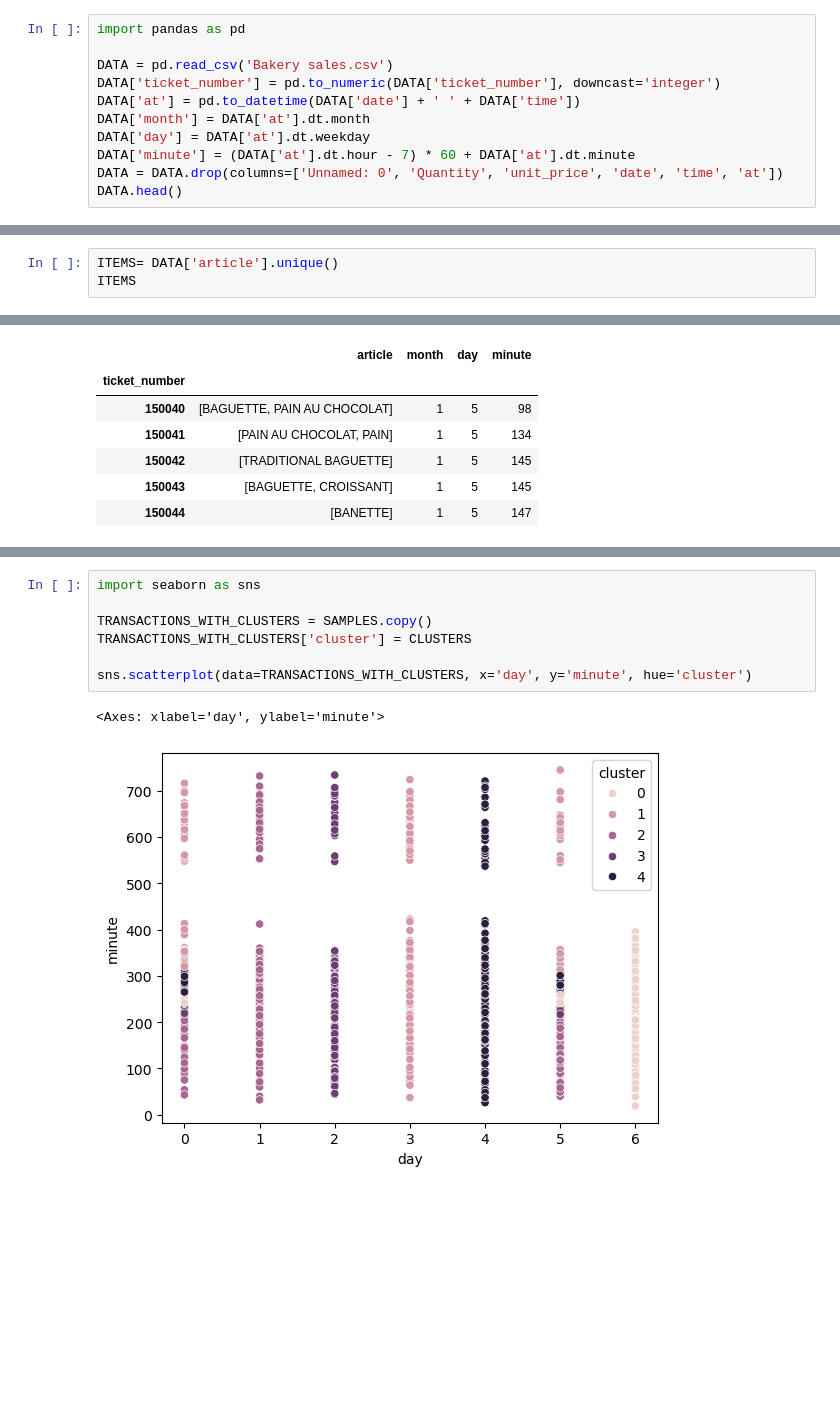
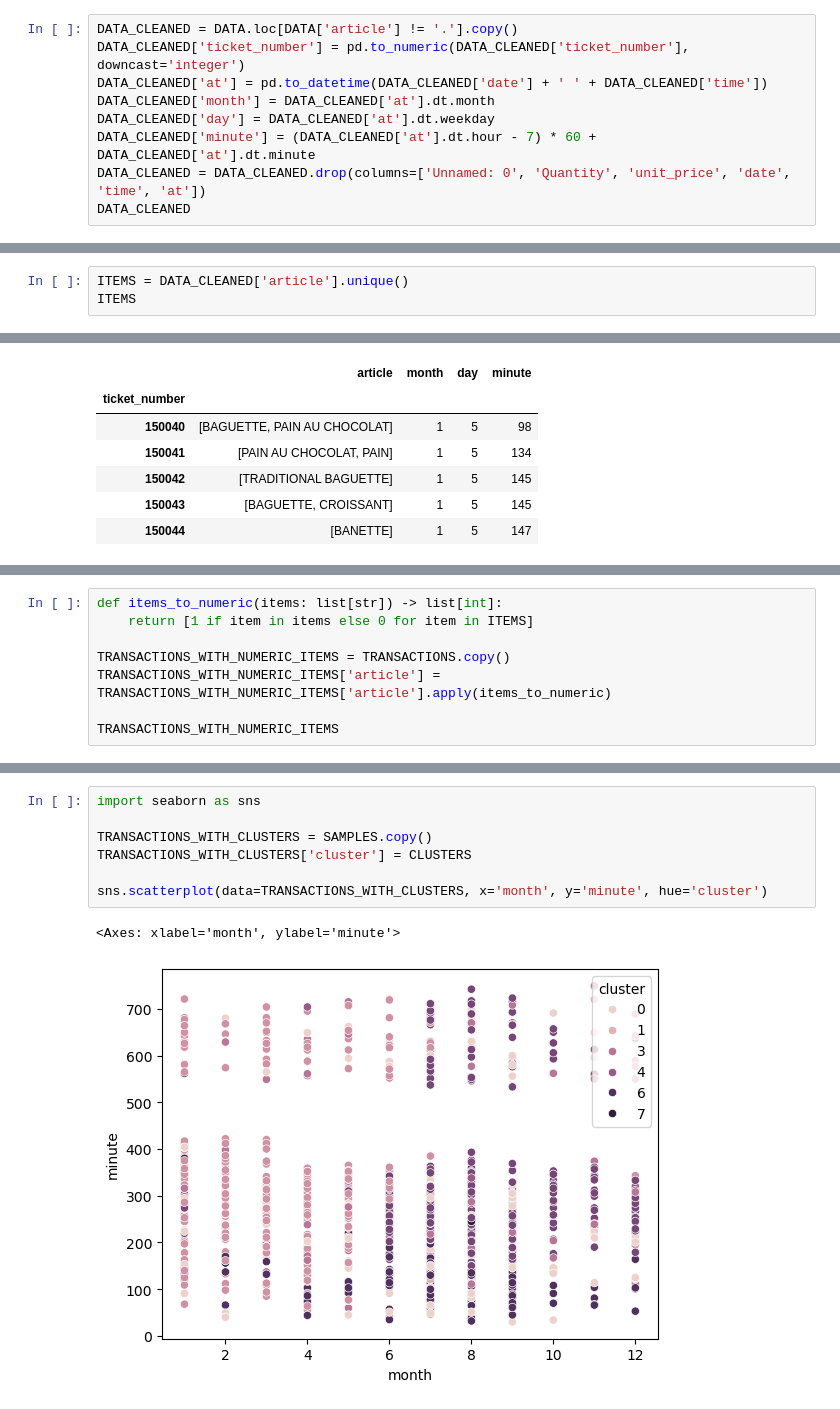
Before and after one commit to 1kjo/dbdm, a Jupyter notebook: clustering.ipynb, the cells around one changed output, grey strips where cells are left out. Drawn from its saved outputs; the diff is of its cells as text; blank space fills up the shorter version.

Commit message:
Checkpoint clustering Thursday

```diff
--- a/clustering.ipynb
+++ b/clustering.ipynb
@@ -1,14 +13,12 @@
 # %%
-import pandas as pd
-
-DATA = pd.read_csv('Bakery sales.csv')
-DATA['ticket_number'] = pd.to_numeric(DATA['ticket_number'], downcast='integer')
-DATA['at'] = pd.to_datetime(DATA['date'] + ' ' + DATA['time'])
-DATA['month'] = DATA['at'].dt.month
-DATA['day'] = DATA['at'].dt.weekday
-DATA['minute'] = (DATA['at'].dt.hour - 7) * 60 + DATA['at'].dt.minute
-DATA = DATA.drop(columns=['Unnamed: 0', 'Quantity', 'unit_price', 'date', 'time', 'at'])
-DATA.head()
+DATA_CLEANED = DATA.loc[DATA['article'] != '.'].copy()
+DATA_CLEANED['ticket_number'] = pd.to_numeric(DATA_CLEANED['ticket_number'], downcast='integer')
+DATA_CLEANED['at'] = pd.to_datetime(DATA_CLEANED['date'] + ' ' + DATA_CLEANED['time'])
+DATA_CLEANED['month'] = DATA_CLEANED['at'].dt.month
+DATA_CLEANED['day'] = DATA_CLEANED['at'].dt.weekday
+DATA_CLEANED['minute'] = (DATA_CLEANED['at'].dt.hour - 7) * 60 + DATA_CLEANED['at'].dt.minute
+DATA_CLEANED = DATA_CLEANED.drop(columns=['Unnamed: 0', 'Quantity', 'unit_price', 'date', 'time', 'at'])
+DATA_CLEANED
 # %% [output]
 |  | ticket_number | article | month | day | minute |
 | 0 | 150040 | BAGUETTE | 1 | 5 | 98 |
@@ -19,5 +36,5 @@ DATA.head()
 # %%
-ITEMS= DATA['article'].unique()
+ITEMS = DATA_CLEANED['article'].unique()
 ITEMS
 # %% [output]
 array(['BAGUETTE', 'PAIN AU CHOCOLAT', 'PAIN', 'TRADITIONAL BAGUETTE',
@@ -80,0 +70,8 @@ TRANSACTIONS_CLUSTER
+# %%
+def items_to_numeric(items: list[str]) -> list[int]:
+    return [1 if item in items else 0 for item in ITEMS]
+
+TRANSACTIONS_WITH_NUMERIC_ITEMS = TRANSACTIONS.copy()
+TRANSACTIONS_WITH_NUMERIC_ITEMS['article'] = TRANSACTIONS_WITH_NUMERIC_ITEMS['article'].apply(items_to_numeric)
+
+TRANSACTIONS_WITH_NUMERIC_ITEMS
@@ -198,13 +189,13 @@ ModuleNotFoundError: No module named 'matplotlib'
 # %%
 import seaborn as sns
 
 TRANSACTIONS_WITH_CLUSTERS = SAMPLES.copy()
 TRANSACTIONS_WITH_CLUSTERS['cluster'] = CLUSTERS
 
-sns.scatterplot(data=TRANSACTIONS_WITH_CLUSTERS, x='day', y='minute', hue='cluster')
+sns.scatterplot(data=TRANSACTIONS_WITH_CLUSTERS, x='month', y='minute', hue='cluster')
 # %% [output]
-<Axes: xlabel='day', ylabel='minute'>
+<Axes: xlabel='month', ylabel='minute'>
-[figure, old version]
+[figure, new version]
 # %%
 plot = plt.axes(projection='3d')
 plot.scatter3D(CENTERS['month'], CENTERS['minute'], CENTERS['day'])
```
Also changed, not shown: parts of 8 cells of this notebook.
